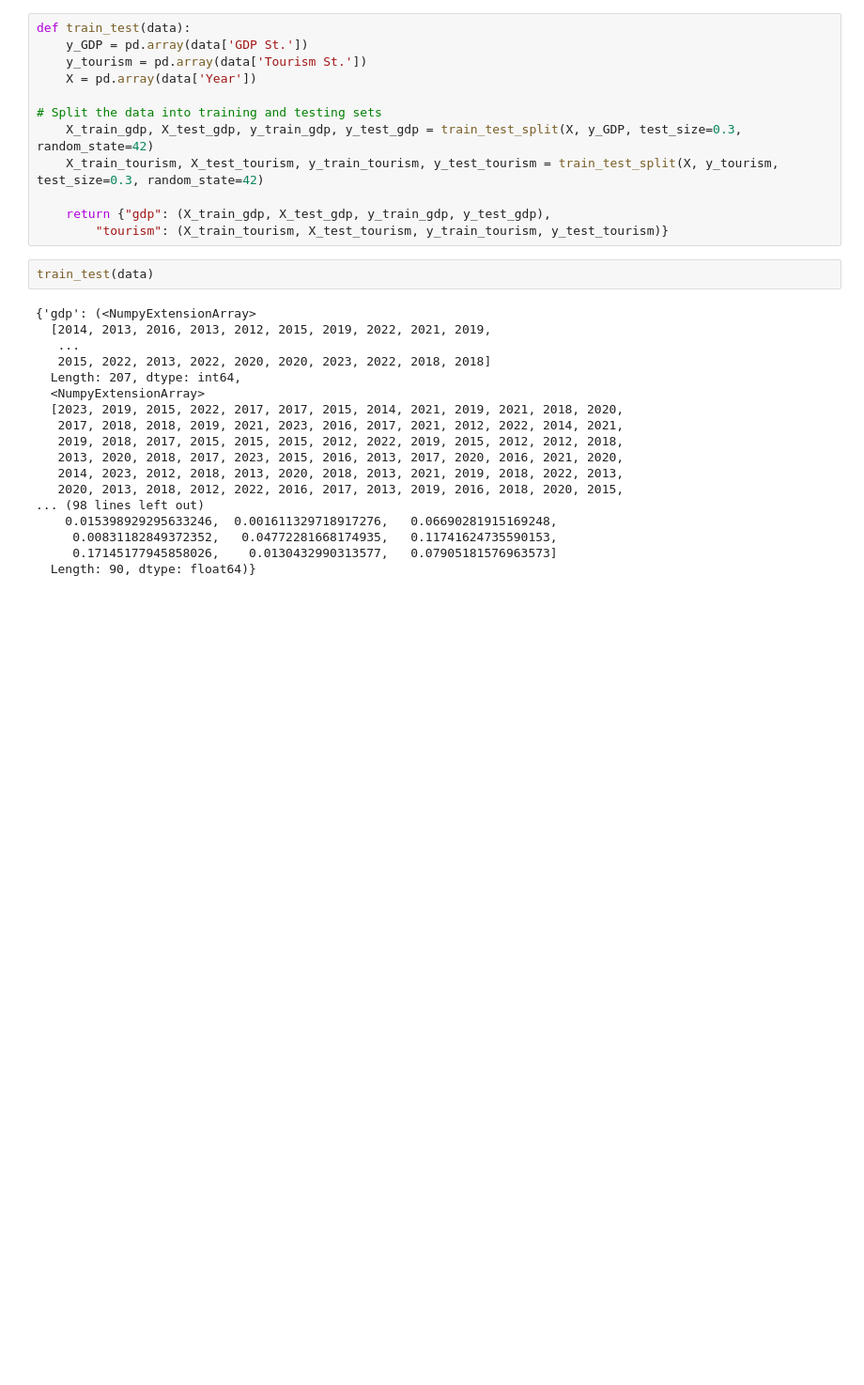
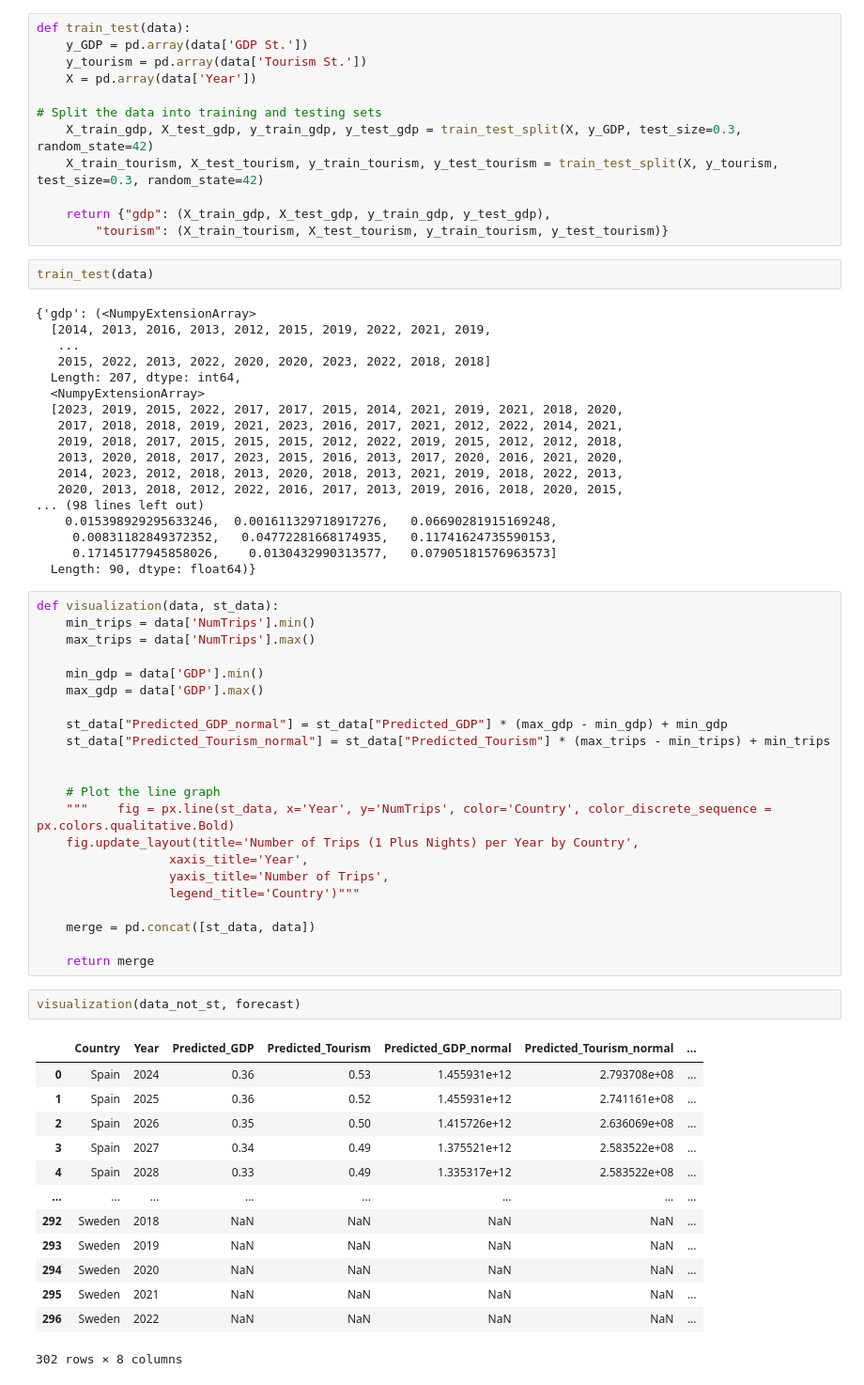
Before and after one commit to swbehan/RoadQualityWork, a Jupyter notebook: datasets/preprocessed-datasets/time_series_predictions.ipynb, the cells around one changed output. Shown at 94% size. Cells and saved outputs as stored; diff of their text form; blank space fills up the shorter version.

Commit message:
starting with visualizations

```diff
--- a/datasets/preprocessed-datasets/time_series_predictions.ipynb
+++ b/datasets/preprocessed-datasets/time_series_predictions.ipynb
@@ -189,3 +200,41 @@ train_test(data)
      0.00831182849372352,   0.04772281668174935,   0.11741624735590153,
      0.17145177945858026,    0.0130432990313577,   0.07905181576963573]
   Length: 90, dtype: float64)}
+# %%
+def visualization(data, st_data):
+    min_trips = data['NumTrips'].min()
+    max_trips = data['NumTrips'].max()
+
+    min_gdp = data['GDP'].min()
+    max_gdp = data['GDP'].max()
+
+    st_data["Predicted_GDP_normal"] = st_data["Predicted_GDP"] * (max_gdp - min_gdp) + min_gdp
+    st_data["Predicted_Tourism_normal"] = st_data["Predicted_Tourism"] * (max_trips - min_trips) + min_trips
+
+
+    # Plot the line graph
+    """    fig = px.line(st_data, x='Year', y='NumTrips', color='Country', color_discrete_sequence = px.colors.qualitative.Bold)
+    fig.update_layout(title='Number of Trips (1 Plus Nights) per Year by Country',
+                  xaxis_title='Year',
+                  yaxis_title='Number of Trips',
+                  legend_title='Country')"""
+
+    merge = pd.concat([st_data, data])
+
+    return merge
+# %%
+visualization(data_not_st, forecast)
+# %% [output]
+|  | Country | Year | Predicted_GDP | Predicted_Tourism | Predicted_GDP_normal | Predicted_Tourism_normal | ... |
+| 0 | Spain | 2024 | 0.36 | 0.53 | 1.455931e+12 | 2.793708e+08 | ... |
+| 1 | Spain | 2025 | 0.36 | 0.52 | 1.455931e+12 | 2.741161e+08 | ... |
+| 2 | Spain | 2026 | 0.35 | 0.50 | 1.415726e+12 | 2.636069e+08 | ... |
+| 3 | Spain | 2027 | 0.34 | 0.49 | 1.375521e+12 | 2.583522e+08 | ... |
+| 4 | Spain | 2028 | 0.33 | 0.49 | 1.335317e+12 | 2.583522e+08 | ... |
+| ... | ... | ... | ... | ... | ... | ... | ... |
+| 292 | Sweden | 2018 | NaN | NaN | NaN | NaN | ... |
+| 293 | Sweden | 2019 | NaN | NaN | NaN | NaN | ... |
+| 294 | Sweden | 2020 | NaN | NaN | NaN | NaN | ... |
+| 295 | Sweden | 2021 | NaN | NaN | NaN | NaN | ... |
+| 296 | Sweden | 2022 | NaN | NaN | NaN | NaN | ... |
+302 rows × 8 columns
```
Also changed, not shown: parts of 4 cells of this notebook, 1 other file.
